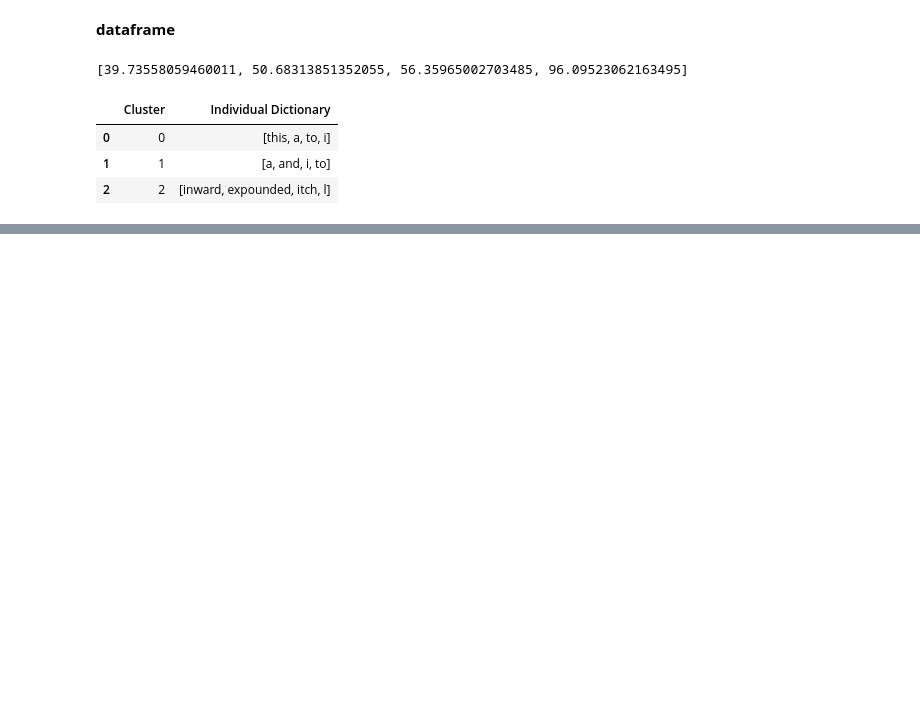
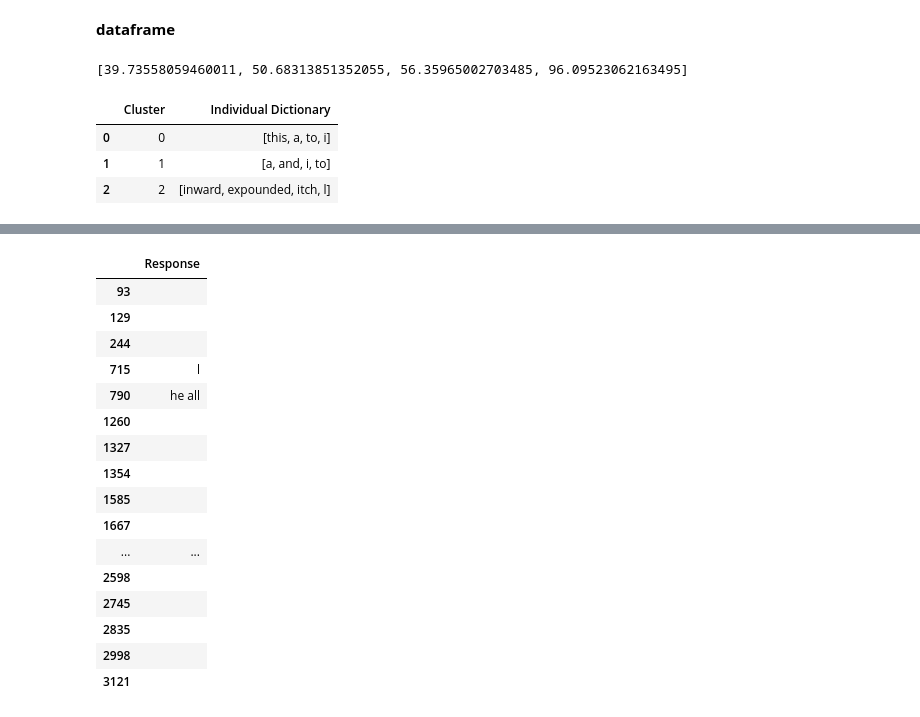
Before and after one commit to amos3vt/ASWW2, a Jupyter notebook: scripts/blackClusters_cleanSurvey.ipynb, the cells around one changed output, grey strips where cells are left out. Drawn from its saved outputs; the diff is of its cells as text; code cells hidden in the pictures; blank space fills up the shorter version.

```diff
--- a/scripts/blackClusters_cleanSurvey.ipynb
+++ b/scripts/blackClusters_cleanSurvey.ipynb
@@ -390,0 +447,25 @@ dictionary
+# %%
+is_2 = first['Cluster'] == 2
+cluster_2 = first[is_2]
+
+# Drop unnecessary columns
+cluster_2.drop(columns=['Embedding', 'Cluster','bag'], inplace=True)
+cluster_2
+# %% [output]
+|  | Response |
+| 93 |  |
+| 129 |  |
+| 244 |  |
+| 715 | l |
+| 790 | he all |
+| 1260 |  |
+| 1327 |  |
+| 1354 |  |
+| 1585 |  |
+| 1667 |  |
+| ... | ... |
+| 2598 |  |
+| 2745 |  |
+| 2835 |  |
+| 2998 |  |
+| 3121 |  |
```
Also changed, not shown: parts of 2 cells of this notebook.
